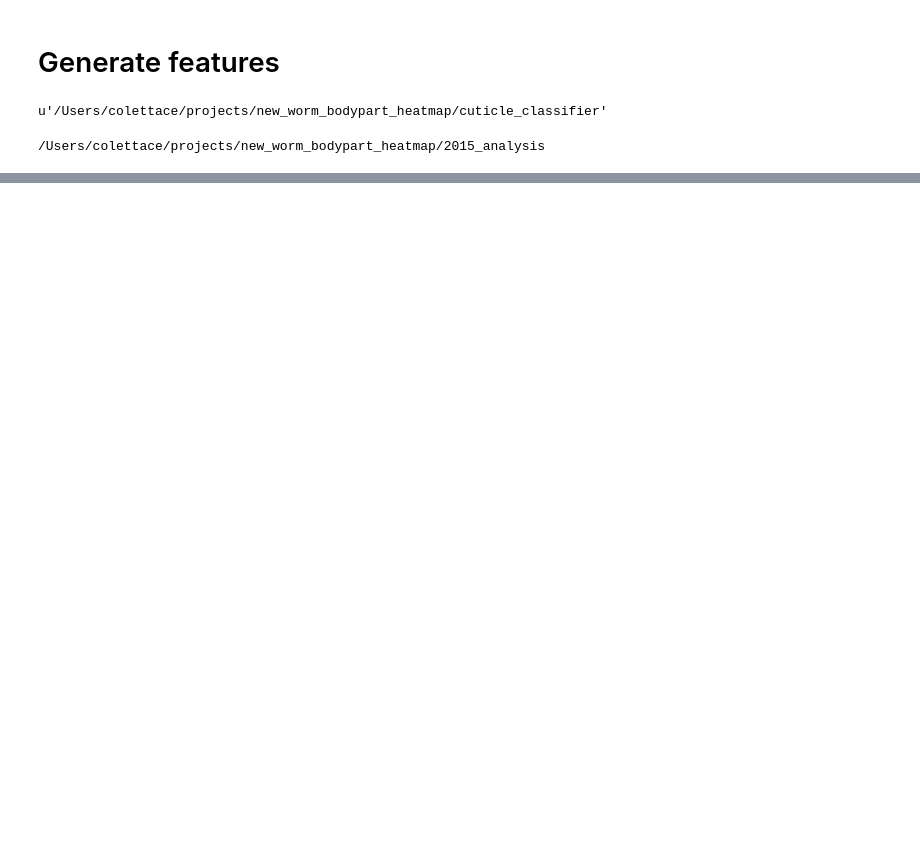
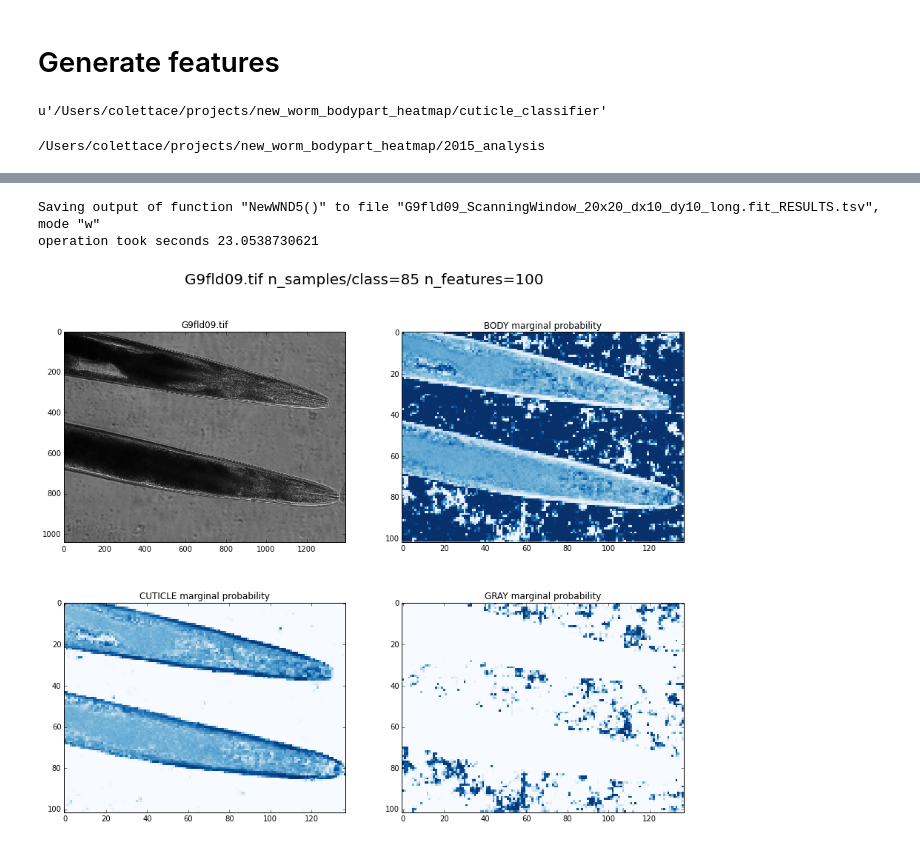
Before and after one commit to colettace/DataAnalyses, a Jupyter notebook: CElegansScanningWindowSegmentation/CElegans_CuticleClassifier_Scanning_Window.ipynb, the cells around one changed output, grey strips where cells are left out. Saved outputs shown, nothing was run; the diff lists cells and outputs as text; code cells hidden in the pictures; blank space fills up the shorter version.

```diff
--- a/CElegansScanningWindowSegmentation/CElegans_CuticleClassifier_Scanning_Window.ipynb
+++ b/CElegansScanningWindowSegmentation/CElegans_CuticleClassifier_Scanning_Window.ipynb
@@ -567,0 +747,6 @@ Feature calculation for 120 features in 1333 positions took 11.1050894817 minute
+# %%
+create_graphs( small_classifier, 'G9fld09.tif', 'G9fld09_ScanningWindow_20x20_dx10_dy10_long.fit', small_fw)
+# %% [output]
+Saving output of function "NewWND5()" to file "G9fld09_ScanningWindow_20x20_dx10_dy10_long.fit_RESULTS.tsv", mode "w"
+operation took seconds 23.0538730621
+[figure, added]
```
Also changed, not shown: parts of 110 cells of this notebook.
